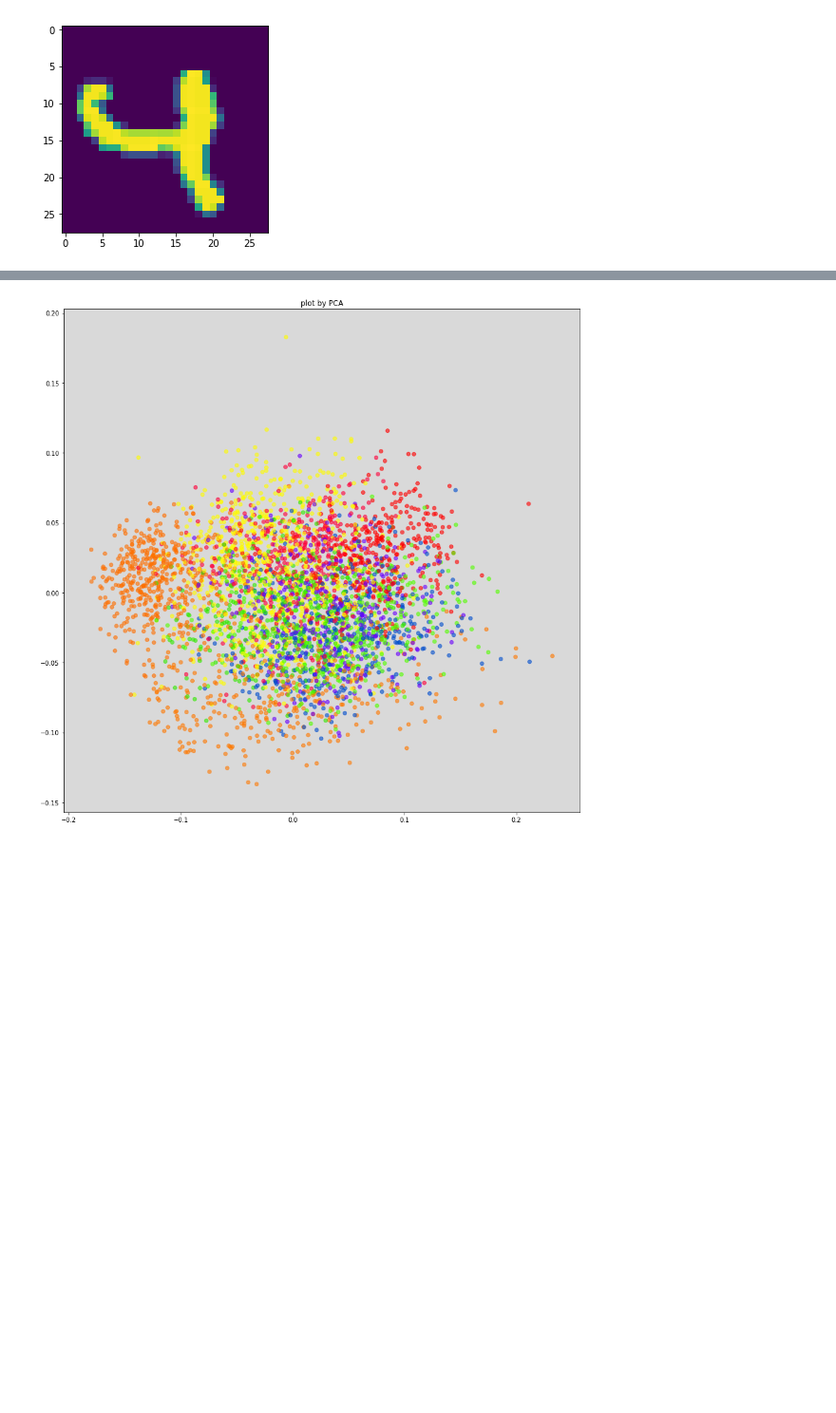
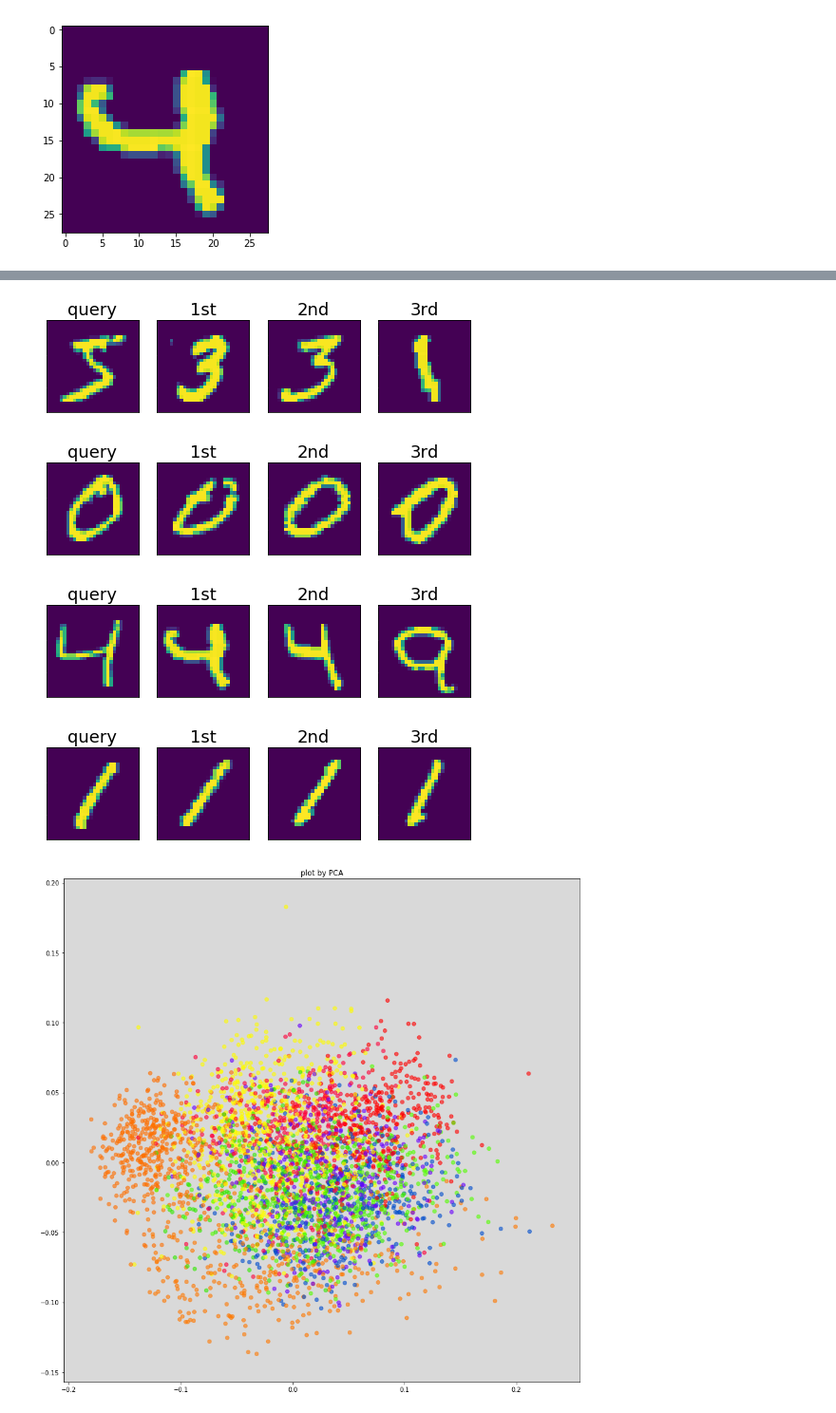
Before and after one commit to zukakosan/tripletNet, a Jupyter notebook: mnisTriplet.ipynb, the cells around one changed output, grey strips where cells are left out. Shown at 95% size. Saved outputs shown, nothing was run; the diff lists cells and outputs as text; code cells hidden in the pictures; blank space fills up the shorter version.

```diff
--- a/mnisTriplet.ipynb
+++ b/mnisTriplet.ipynb
@@ -256,17 +256,3 @@ plt.imshow(nearest.reshape(imwidth,imheight))
 # %% [output]
 <matplotlib.image.AxesImage at 0x...>
 [figure]
-# %%
-for i in range(30):
-    plt.subplot(1,2,1)
-    test = embNet.predict(np.expand_dims((X_train[i] / 255.).astype(np.float32),axis=0))[0]
-    plt.imshow(X_train[i].reshape(imwidth,imheight))
-
-    plt.subplot(1,2,2)
-    similarities = np.zeros(len(emb_vecs))
-    for i,emb_vec in enumerate(emb_vecs):
-        similarities[i] = distance(test,emb_vec)
-    min_idx = np.argmin(similarities)
-    nearest = X_test[min_idx]
-    plt.imshow(nearest.reshape(imwidth,imheight))
-    plt.show()
@@ -287,3 +259,52 @@ for i in range(30):
+# %%
+similarities=np.zeros(len(emb_vecs))
+for i in range(4):
+    # show query
+    plt.figure(figsize=(8,8))
+    plt.subplot(1,4,1)
+    plt.tick_params(labelbottom=False, labelleft=False, labelright=False, labeltop=False)
+    plt.tick_params(color='white')
+    test = embNet.predict(np.expand_dims((X_train[i] / 255.).astype(np.float32),axis=0))[0]
+    plt.title('query',fontsize=18)
+    plt.imshow(X_train[i].reshape(imwidth,imheight))
+
+    # calc order
+    similarities = np.zeros(len(emb_vecs))
+    for i,emb_vec in enumerate(emb_vecs):
+        similarities[i] = distance(test,emb_vec)
+    idxs = similarities.argsort() #ascending order b.c. smaller is better
+
+    # show nearest
+    plt.subplot(1,4,2)
+    plt.tick_params(labelbottom=False, labelleft=False, labelright=False, labeltop=False)
+    plt.tick_params(color='white')
+    nearest = X_test[idxs[0]]
+    plt.title('1st',fontsize=18)
+    plt.imshow(nearest.reshape(imwidth,imheight))
+
+    # show 2nd nearest
+    plt.subplot(1,4,3)
+    plt.tick_params(labelbottom=False, labelleft=False, labelright=False, labeltop=False)
+    plt.tick_params(color='white')
+    nearest = X_test[idxs[1]]
+    plt.title('2nd',fontsize=18)
+    plt.imshow(nearest.reshape(imwidth,imheight))
+
+    # show 3rd nearest
+    plt.subplot(1,4,4)
+    plt.tick_params(labelbottom=False, labelleft=False, labelright=False, labeltop=False)
+    plt.tick_params(color='white')
+    nearest = X_test[idxs[2]]
+    plt.title('3rd',fontsize=18)
+    plt.imshow(nearest.reshape(imwidth,imheight))
+
+plt.savefig('sup/mnist_img/{}mnist_retrieval.png'.format(i),bbox_inches='tight')
+plt.show()
+# %% [output]
+[figure, added]
+[figure, added]
+[figure, added]
+[figure, added]
 # %%
 from sklearn.decomposition import PCA
 pca = PCA(n_components=2)
```
Also changed, not shown: parts of 2 cells of this notebook, 4 other files.
